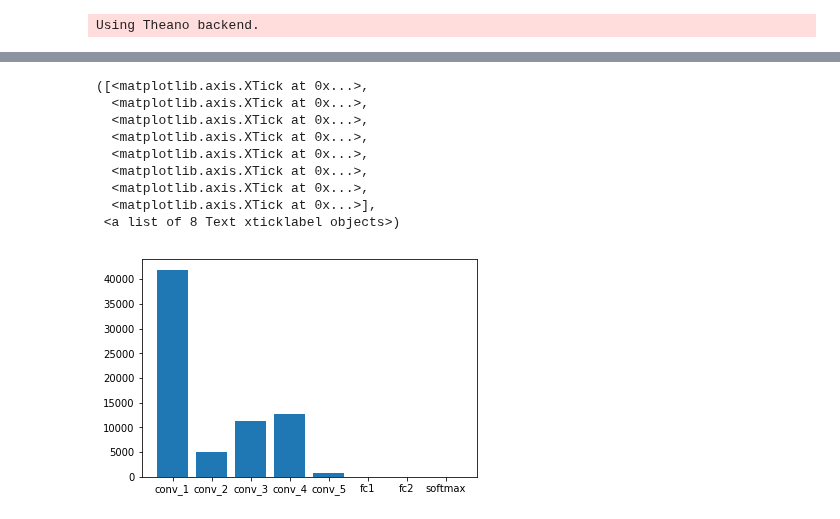
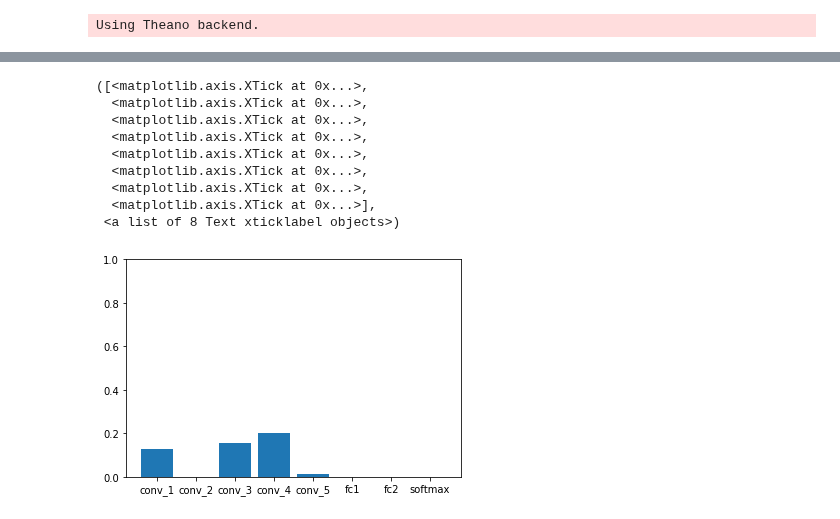
Before and after one commit to SNaGLab/Cognitive-Parcellation, a Jupyter notebook: code/models/alexnet_step_2.ipynb, the cells around one changed output, grey strips where cells are left out. Drawn from its saved outputs; the diff is of its cells as text; code cells hidden in the pictures.

```diff
--- a/code/models/alexnet_step_2.ipynb
+++ b/code/models/alexnet_step_2.ipynb
@@ -374,11 +374,3 @@ def top5accuracy(true, predicted):
     error = 1.0 - counter/float(len(result))
     #print len(np.where(np.asarray(result) == 1)[0])
     return len(np.where(np.asarray(result) == 1)[0]), error
-# %%
-#Loading the picke files
-k = 4
-result ={}
-for i in range(1,k+1,1):
-    name = '../../data/pkl/scree_fold_'+str(i)+'.pickle'
-    with open(name,"rb") as f:
-        result[i] = pickle.load(f)
@@ -617,3 +487,5 @@ result[0], X.shape
  (659272, 2))
 # %%
-print result[0].values().index(max(result[0].values())), result[0].values().index(min(result[0].values()))
+print result.values().index(max(result.values())), result.values().index(min(result.values()))
+ana = result.values().index(max(result.values())),
+ina = result.values().index(min(result.values()))
@@ -666,20 +558,20 @@ ax.plot(lims, lims, 'k-', alpha=0.75, zorder=0)
 # %%
-label_loc = np.where(pred==11)[0]
+label_loc = np.where(pred==7)[0]
 X = np.arange(8)
 Y = np.zeros((8,))
 
 for i in label_loc:
     if i in range(0,290400):
         Y[0] += 1
-    elif i in range(29400,477024):
+    elif i in range(290400,477024):
         Y[1] += 1
     elif i in range(477024,541920):
         Y[2] += 1
     elif i in range(541920,606816):
         Y[3] += 1
-    elif i in range(606816,650000):
+    elif i in range(606816,650080):
         Y[4] += 1
-    elif i in range(650000,654176):
+    elif i in range(650080,654176):
         Y[5] += 1
     elif i in range(654176,658272):
         Y[6] += 1
@@ -687,6 +579,14 @@ for i in label_loc:
         Y[7] += 1
     else:
         print i
+Y[0] = float(Y[0]) /290400
+Y[1] = float(Y[0]) / 196624
+Y[2] = float(Y[2]) / 64896
+Y[3] = float(Y[3]) / 64896
+Y[4] = float(Y[4]) /43264
+Y[5] = float(Y[5]) /4096
+Y[6] = float(Y[6]) /4096
+Y[7] = float(Y[7]) /1000
 plt.bar(X,Y)
 plt.xticks(X, ('conv_1', 'conv_2', 'conv_3', 'conv_4','conv_5','fc1','fc2','softmax'))
 # %% [output]
@@ -703,37 +619,46 @@ plt.xticks(X, ('conv_1', 'conv_2', 'conv_3', 'conv_4','conv_5','fc1','fc2','soft
 # %%
-label_loc = np.where(pred==8)[0]
+label_loc = np.where(pred==ana)[0]
 X = np.arange(8)
 Y = np.zeros((8,))
 
 for i in label_loc:
     if i in range(0,290400):
         Y[0] += 1
-    elif i in range(29400,477024):
+    elif i in range(290400,477024):
         Y[1] += 1
     elif i in range(477024,541920):
         Y[2] += 1
     elif i in range(541920,606816):
         Y[3] += 1
-    elif i in range(606816,650000):
+    elif i in range(606816,650080):
         Y[4] += 1
-    elif i in range(650000,654176):
+    elif i in range(650080,654176):
         Y[5] += 1
     elif i in range(654176,658272):
         Y[6] += 1
     elif i in range(658272,659272):
         Y[7] += 1
     else:
         print i
+Y[0] = float(Y[0]) /290400
+Y[1] = float(Y[0]) / 196624
+Y[2] = float(Y[2]) / 64896
+Y[3] = float(Y[3]) / 64896
+Y[4] = float(Y[4]) /43264
+Y[5] = float(Y[5]) /4096
+Y[6] = float(Y[6]) /4096
+Y[7] = float(Y[7]) /1000
+plt.ylim([0,1.])
 plt.bar(X,Y)
 plt.xticks(X, ('conv_1', 'conv_2', 'conv_3', 'conv_4','conv_5','fc1','fc2','softmax'))
 # %% [output]
 ([<matplotlib.axis.XTick at 0x...>,
   <matplotlib.axis.XTick at 0x...>,
   <matplotlib.axis.XTick at 0x...>,
   <matplotlib.axis.XTick at 0x...>,
   <matplotlib.axis.XTick at 0x...>,
   <matplotlib.axis.XTick at 0x...>,
   <matplotlib.axis.XTick at 0x...>,
   <matplotlib.axis.XTick at 0x...>],
  <a list of 8 Text xticklabel objects>)
-[figure, old version]
+[figure, new version]
```
Also changed, not shown: parts of 15 cells of this notebook, 5 other files.
